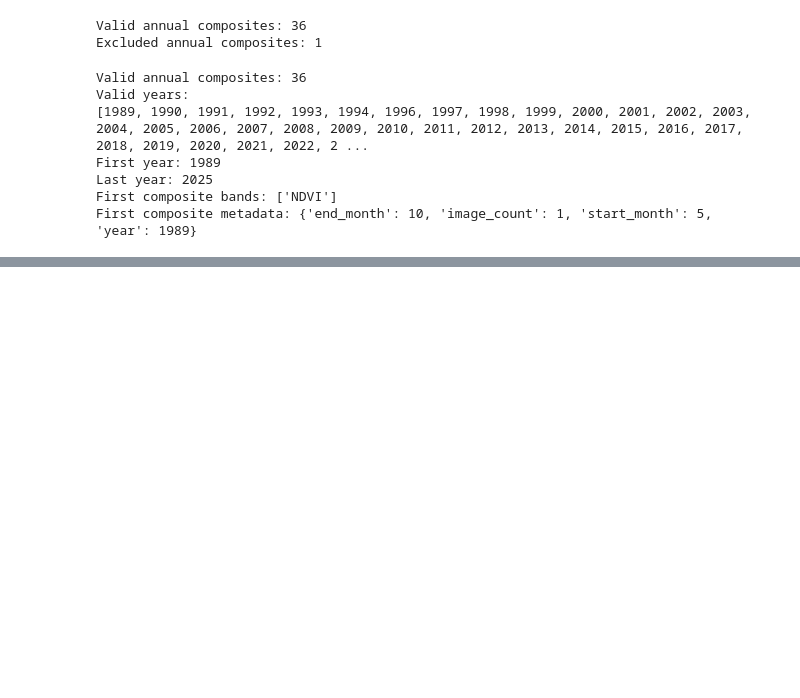
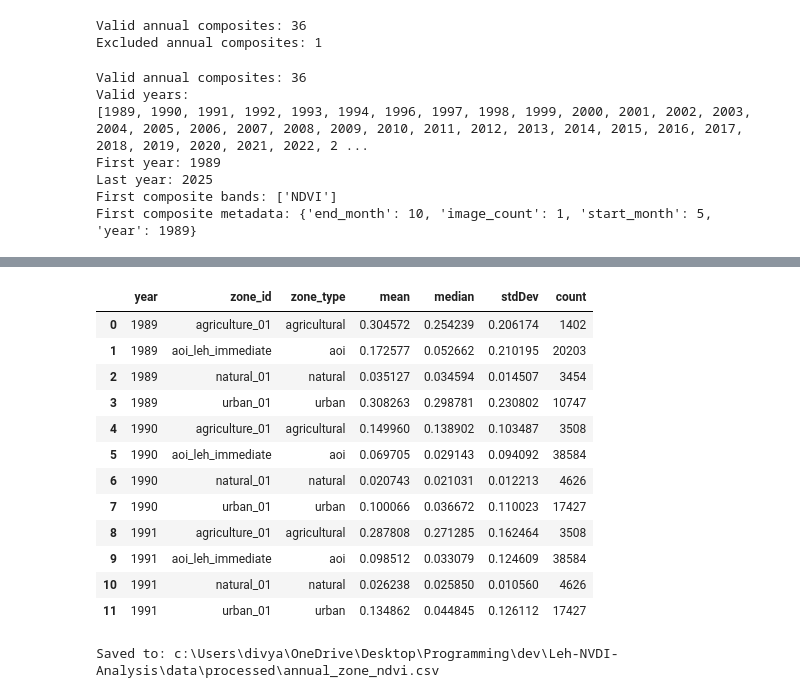
Before and after one commit to divyansh-agg29/Leh-NVDI-Analysis, a Jupyter notebook: notebooks/experimentation.ipynb, the cells around one changed output, grey strips where cells are left out. Cells and saved outputs as stored; diff of their text form; code cells hidden in the pictures; blank space fills up the shorter version.

Commit message:
Implement zone stats extraction

```diff
--- a/notebooks/experimentation.ipynb
+++ b/notebooks/experimentation.ipynb
@@ -696,0 +844,20 @@ First composite metadata: {'end_month': 10, 'image_count': 1, 'start_month': 5,
+# %%
+# Convert the complete FeatureCollection to DataFrame.
+df_all = results_to_dataframe(
+    all_zone_results
+)
+
+display(df_all.head())
+
+
+print("Shape:", df_all.shape)
+
+print(
+    "Available years:",
+    sorted(df_all["year"].unique())
+)
+
+print(
+    "Number of years:",
+    df_all["year"].nunique()
+)
@@ -696,0 +874,44 @@ First composite metadata: {'end_month': 10, 'image_count': 1, 'start_month': 5,
+# %%
+df_all = df_all.sort_values(
+    by=["year", "zone_id"]
+).reset_index(drop=True)
+
+
+display(
+    df_all[
+        [
+            "year",
+            "zone_id",
+            "zone_type",
+            "mean",
+            "median",
+            "stdDev",
+            "count",
+        ]
+    ].head(12)
+)
+# %% [output]
+|  | year | zone_id | zone_type | mean | median | stdDev | count |
+| 0 | 1989 | agriculture_01 | agricultural | 0.304572 | 0.254239 | 0.206174 | 1402 |
+| 1 | 1989 | aoi_leh_immediate | aoi | 0.172577 | 0.052662 | 0.210195 | 20203 |
+| 2 | 1989 | natural_01 | natural | 0.035127 | 0.034594 | 0.014507 | 3454 |
+| 3 | 1989 | urban_01 | urban | 0.308263 | 0.298781 | 0.230802 | 10747 |
+| 4 | 1990 | agriculture_01 | agricultural | 0.149960 | 0.138902 | 0.103487 | 3508 |
+| 5 | 1990 | aoi_leh_immediate | aoi | 0.069705 | 0.029143 | 0.094092 | 38584 |
+| 6 | 1990 | natural_01 | natural | 0.020743 | 0.021031 | 0.012213 | 4626 |
+| 7 | 1990 | urban_01 | urban | 0.100066 | 0.036672 | 0.110023 | 17427 |
+| 8 | 1991 | agriculture_01 | agricultural | 0.287808 | 0.271285 | 0.162464 | 3508 |
+| 9 | 1991 | aoi_leh_immediate | aoi | 0.098512 | 0.033079 | 0.124609 | 38584 |
+| 10 | 1991 | natural_01 | natural | 0.026238 | 0.025850 | 0.010560 | 4626 |
+| 11 | 1991 | urban_01 | urban | 0.134862 | 0.044845 | 0.126112 | 17427 |
+# %%
+output_path = output_dir / "annual_zone_ndvi.csv"
+
+df_all.to_csv(
+    output_path,
+    index=False
+)
+
+print(f"Saved to: {output_path}")
+# %% [output]
+Saved to: c:\Users\divya\OneDrive\Desktop\Programming\dev\Leh-NVDI-Analysis\data\processed\annual_zone_ndvi.csv
```
Also changed, not shown: parts of 18 cells of this notebook, 2 other files.
